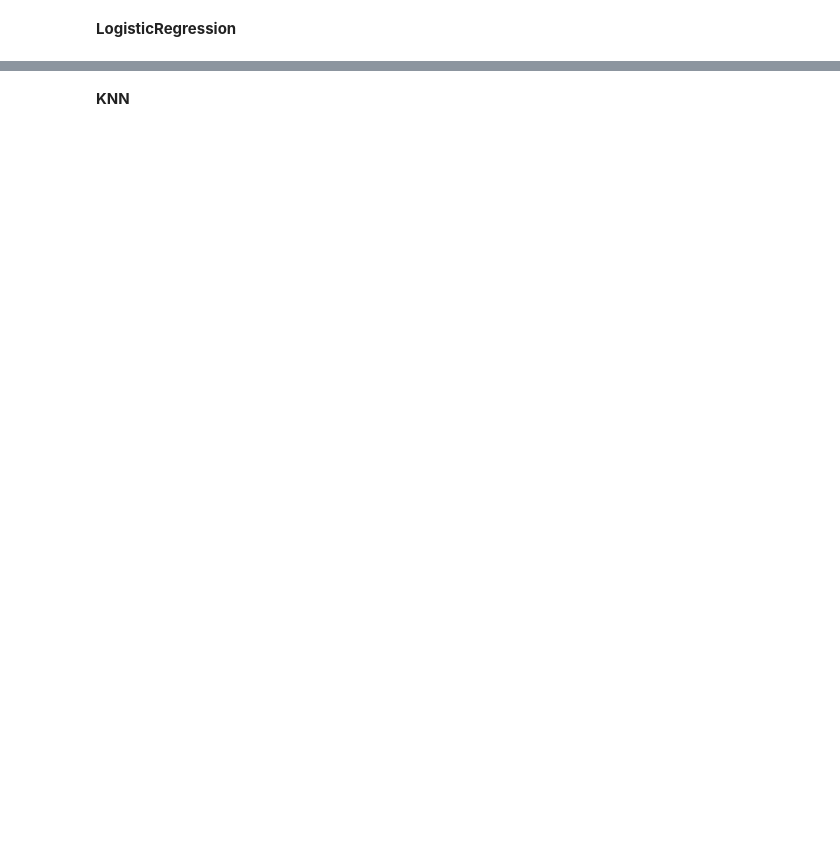
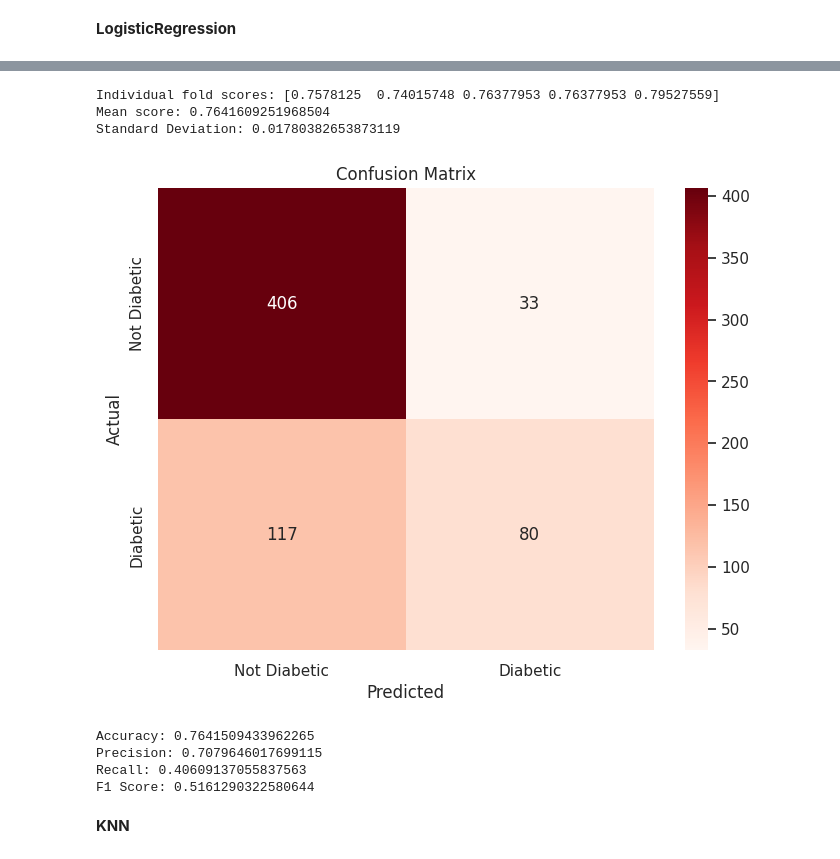
Before and after one commit to rhshovon102/DataMining-MachineLearning, a Jupyter notebook: Predicting_Women's_Diabetes_Disease_Using_Machine_Learning.ipynb, the cells around one changed output, grey strips where cells are left out. Drawn from its saved outputs; the diff is of its cells as text; code cells hidden in the pictures; blank space fills up the shorter version.

```diff
--- a/Predicting_Women's_Diabetes_Disease_Using_Machine_Learning.ipynb
+++ b/Predicting_Women's_Diabetes_Disease_Using_Machine_Learning.ipynb
@@ -125,3 +151,38 @@ plt.show()
+# %%
+from sklearn.model_selection import cross_val_score
+from sklearn.model_selection import cross_val_predict
+from sklearn.metrics import confusion_matrix
+from sklearn.metrics import accuracy_score, precision_score, recall_score, f1_score
+
+def evaluate_algorithm(model, x, y):
+    scores = cross_val_score(model, x, y, cv=5)
+    print("Individual fold scores:", scores)
+
+    mean_score = scores.mean()
+    std_deviation = scores.std()
+    print("Mean score:", mean_score)
+    print("Standard Deviation:", std_deviation)
+
+    predicted_labels = cross_val_predict(model, x, y, cv=5)
+
+    conf_matrix = confusion_matrix(y, predicted_labels)
+
+    plt.figure(figsize=(8, 6))
+    srn.heatmap(conf_matrix, annot=True, fmt='d', cmap='Reds', xticklabels=['Not Diabetic', 'Diabetic'],yticklabels=['Not Diabetic', 'Diabetic'])
+    plt.xlabel('Predicted')
+    plt.ylabel('Actual')
+    plt.title('Confusion Matrix')
+    plt.show()
+
+    accuracy = accuracy_score(y, predicted_labels)
+    precision = precision_score(y, predicted_labels)
+    recall = recall_score(y, predicted_labels)
+    f1 = f1_score(y, predicted_labels)
+
+    print("Accuracy:", accuracy)
+    print("Precision:", precision)
+    print("Recall:", recall)
+    print("F1 Score:", f1)
 # %% [markdown]
 
 
@@ -175,3 +190,20 @@ F1 Score: 0.5270270270270271
+# %%
+from sklearn.linear_model import LogisticRegression
+
+x = principal_components
+y = df.Outcome
+
+lr = LogisticRegression()
+evaluate_algorithm(lr, x, y)
+# %% [output]
+Individual fold scores: [0.7578125  0.74015748 0.76377953 0.76377953 0.79527559]
+Mean score: 0.7641609251968504
+Standard Deviation: 0.01780382653873119
+[figure, added]
+Accuracy: 0.7641509433962265
+Precision: 0.7079646017699115
+Recall: 0.40609137055837563
+F1 Score: 0.5161290322580644
 # %% [markdown]
 
 
```
Also changed, not shown: parts of 16 cells of this notebook.
